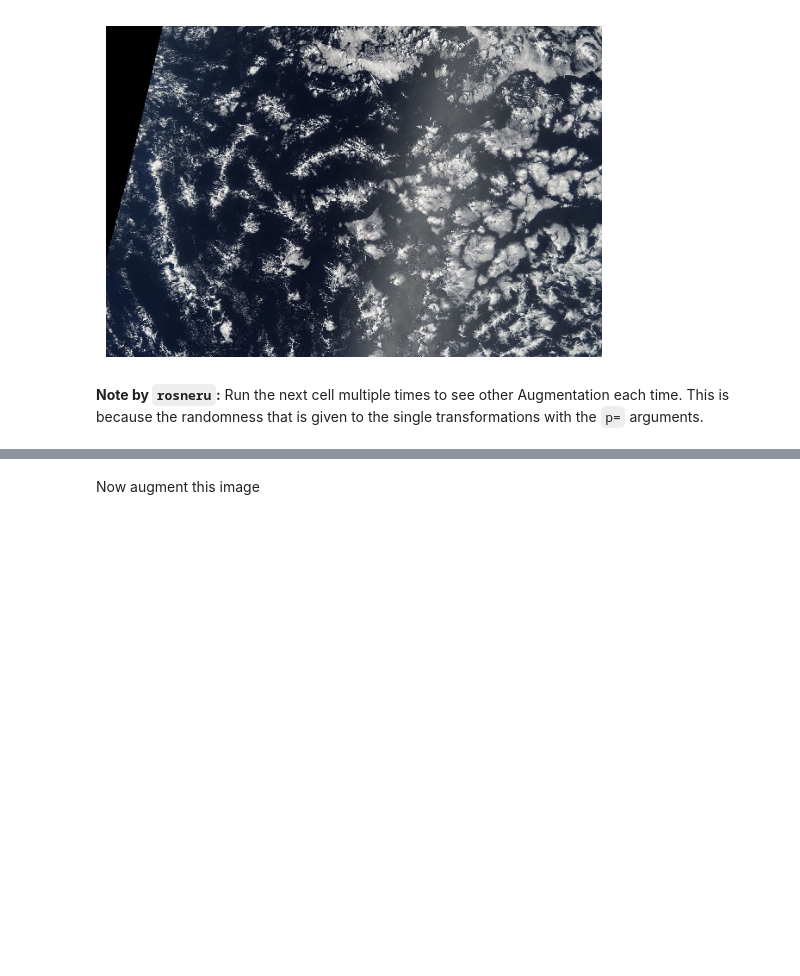
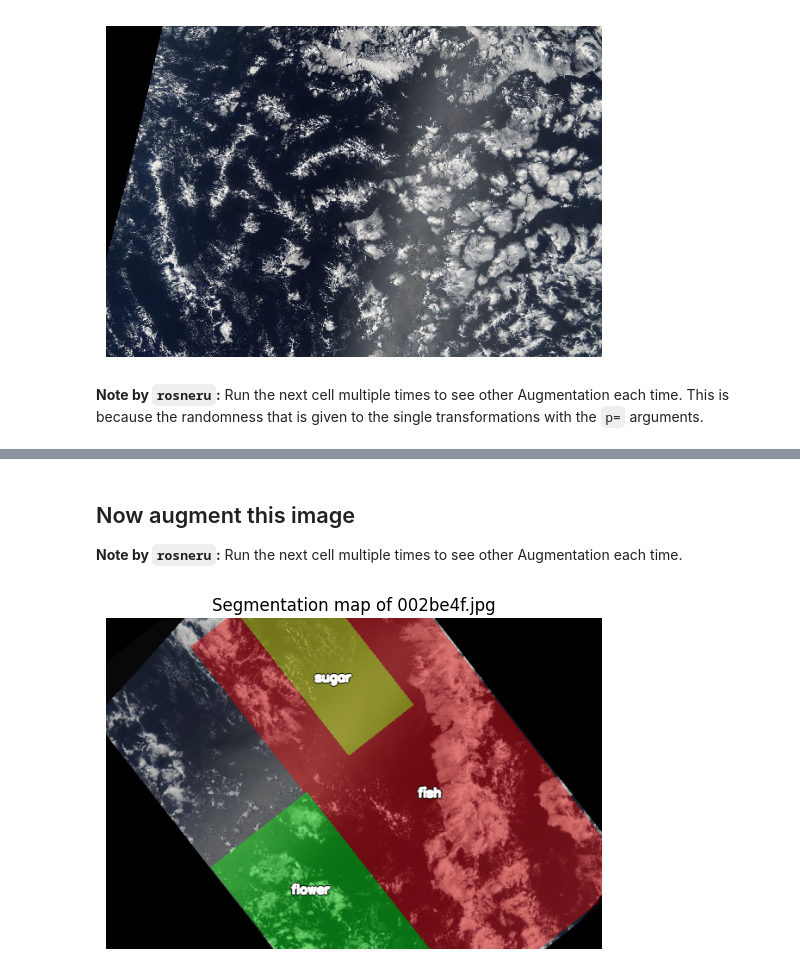
Before and after one commit to YOHANCOHENCODES/jun26_bcds_cloud_segmentation, a Jupyter notebook: notebooks/2.0-rosner-augmentation.ipynb, the cells around one changed output, grey strips where cells are left out. Cells and saved outputs as stored; diff of their text form; code cells hidden in the pictures; blank space fills up the shorter version.

Commit message:
Added augmentation

```diff
--- a/notebooks/2.0-rosner-augmentation.ipynb
+++ b/notebooks/2.0-rosner-augmentation.ipynb
@@ -104,6 +104,23 @@ for image_id in image_ids:
 # %% [markdown]
-Now augment this image
+## Now augment this image
+
+**Note by `rosneru`:** Run the next cell multiple times to see other
+Augmentation each time.
 # %%
-# csi = CloudSegmentationImage(df, image_id, TRAIN_PATH)
-# transformed_data = pipeline(image=csi.)
-# transformed_image = transformed_data['image']
+csi = CloudSegmentationImage(df, 4, TRAIN_PATH)
+
+transformed_data = pipeline(image=csi.get_image_rgb(), masks=csi.get_mask_stack())
+
+transformed_image = transformed_data['image']
+transformed_masks = transformed_data['masks']
+
+csi_augmented = CloudSegmentationImage.from_image_and_masks(
+    image_rgb=transformed_image,
+    mask_stack=transformed_masks,
+    image_name=csi.get_name(),
+    image_path=csi.get_image_path().parent,
+)
+
+display_masks_overlay(csi_augmented)
+# %% [output]
+[figure, added]
```
Also changed, not shown: parts of 2 cells of this notebook, 2 other files.
